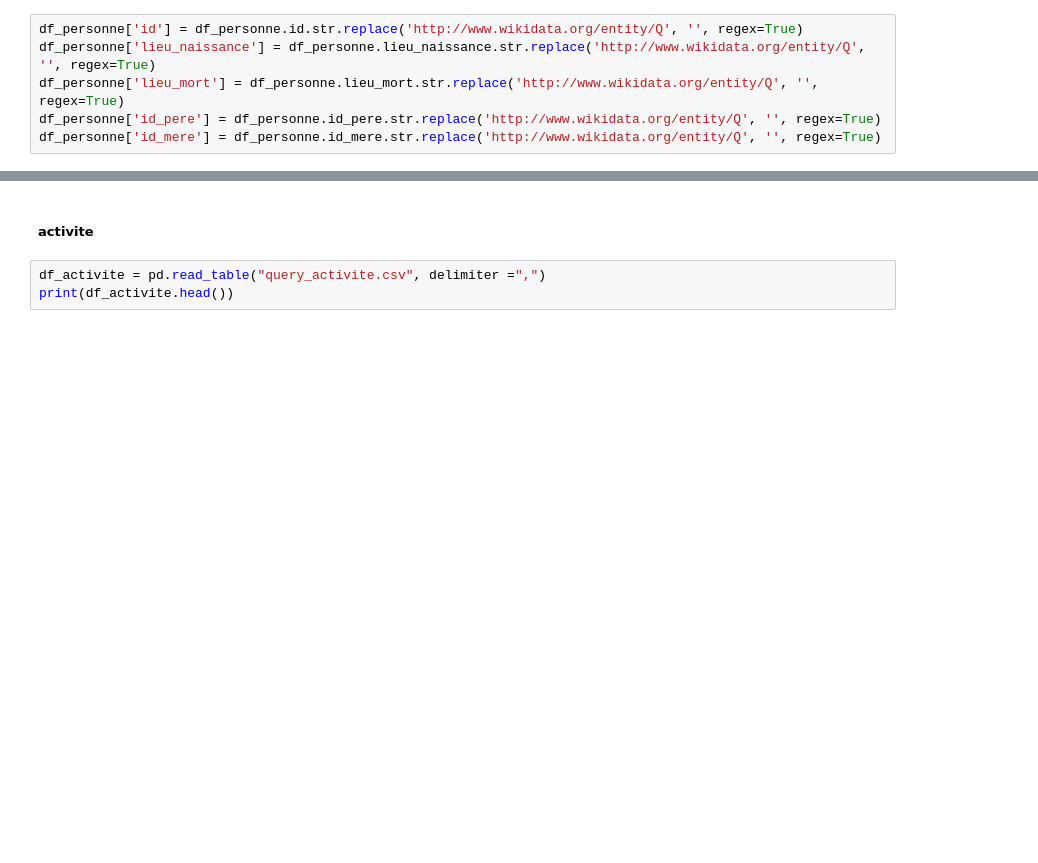
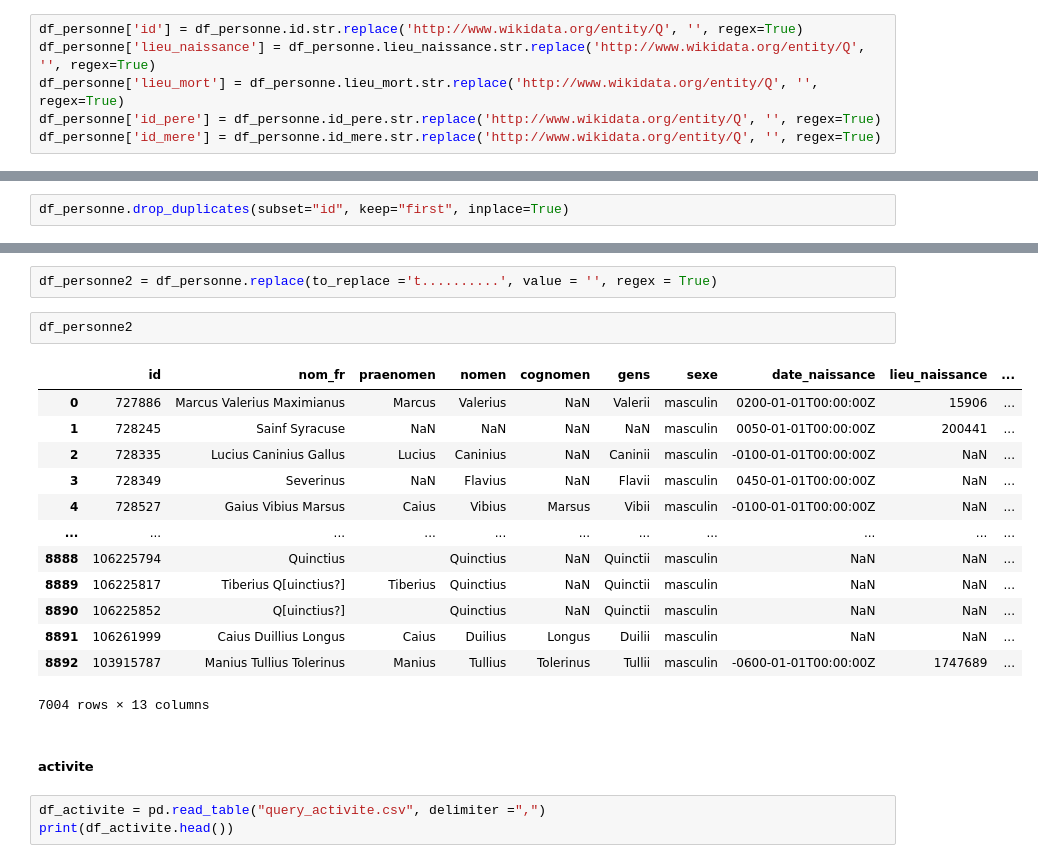
Before and after one commit to phil3in/ProjetSPQR, a Jupyter notebook: TestBDD.ipynb, the cells around one changed output, grey strips where cells are left out. Drawn from its saved outputs; the diff is of its cells as text; blank space fills up the shorter version.

```diff
--- a/TestBDD.ipynb
+++ b/TestBDD.ipynb
@@ -154,2 +222,4 @@ df_personne['date_mort'] = df_personne.date_mort.str.replace('^t..........', 'Na
+# %%
+df_personne.drop_duplicates(subset="id", keep="first", inplace=True)
 # %%
 df_personne
@@ -156,3 +240,21 @@ df_personne
+# %%
+df_personne2 = df_personne.replace(to_replace ='t..........', value = '', regex = True)
+# %%
+df_personne2
+# %% [output]
+|  | id | nom_fr | praenomen | nomen | cognomen | gens | sexe | date_naissance | lieu_naissance | ... |
+| 0 | 727886 | Marcus Valerius Maximianus | Marcus | Valerius | NaN | Valerii | masculin | 0200-01-01T00:00:00Z | 15906 | ... |
+| 1 | 728245 | Sainf Syracuse | NaN | NaN | NaN | NaN | masculin | 0050-01-01T00:00:00Z | 200441 | ... |
+| 2 | 728335 | Lucius Caninius Gallus | Lucius | Caninius | NaN | Caninii | masculin | -0100-01-01T00:00:00Z | NaN | ... |
+| 3 | 728349 | Severinus | NaN | Flavius | NaN | Flavii | masculin | 0450-01-01T00:00:00Z | NaN | ... |
+| 4 | 728527 | Gaius Vibius Marsus | Caius | Vibius | Marsus | Vibii | masculin | -0100-01-01T00:00:00Z | NaN | ... |
+| ... | ... | ... | ... | ... | ... | ... | ... | ... | ... | ... |
+| 8888 | 106225794 | Quinctius |  | Quinctius | NaN | Quinctii | masculin | NaN | NaN | ... |
+| 8889 | 106225817 | Tiberius Q[uinctius?] | Tiberius | Quinctius | NaN | Quinctii | masculin | NaN | NaN | ... |
+| 8890 | 106225852 | Q[uinctius?] |  | Quinctius | NaN | Quinctii | masculin | NaN | NaN | ... |
+| 8891 | 106261999 | Caius Duillius Longus | Caius | Duilius | Longus | Duilii | masculin | NaN | NaN | ... |
+| 8892 | 103915787 | Manius Tullius Tolerinus | Manius | Tullius | Tolerinus | Tullii | masculin | -0600-01-01T00:00:00Z | 1747689 | ... |
+7004 rows × 13 columns
 # %% [markdown]
 ##### activite
 # %%
```
Also changed, not shown: parts of 39 cells of this notebook, 1 other file.
